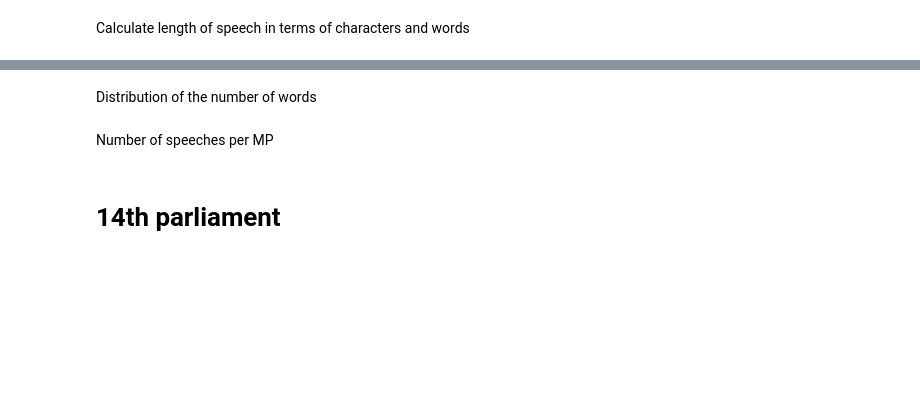
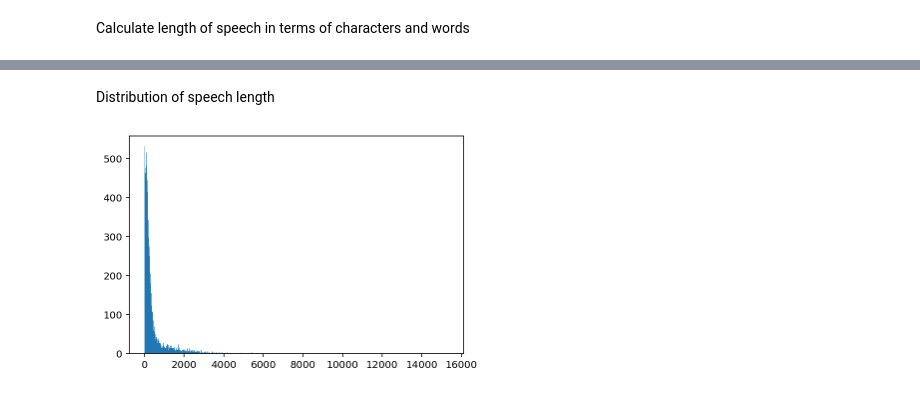
Before and after one commit to ktkhuong/political_framing_sg, a Jupyter notebook: src/data-cleaning/parliament.ipynb, the cells around one changed output, grey strips where cells are left out. Drawn from its saved outputs; the diff is of its cells as text; code cells hidden in the pictures; blank space fills up the shorter version.

```diff
--- a/src/data-cleaning/parliament.ipynb
+++ b/src/data-cleaning/parliament.ipynb
@@ -258,3 +162,0 @@ then convert it to categorical data
-# %%
-df["name"] = df["name"].astype("category")
-df.shape
@@ -261,3 +172,5 @@ df.shape
+# %%
+df['speech'] = df['speech'].map(lambda text: re.sub(r"^: ", "", text))
 # %% [markdown]
 ### Merge similar sections
 # %% [markdown]
@@ -289,0 +220,2 @@ df.head()
+# %%
+df['length'] = df['speech'].str.split().map(lambda x: len(x))
@@ -293,6 +229,5 @@ df.head()
 Calculate length of speech in terms of characters and words
 # %%
 stat_df = df.copy()
-stat_df['speech_length_characters'] = stat_df['speech'].str.len()
-stat_df['speech_length_words'] = stat_df['speech'].str.split().map(lambda x: len(x))
+stat_df['length'] = stat_df['speech'].str.split().map(lambda x: len(x))
 stat_df.head()
@@ -307,10 +255,8 @@ plt.show()
 # %% [markdown]
-Distribution of the number of words
+Distribution of speech length
 # %%
-bins = np.arange(0,stat_df['speech_length_words'].max(),10)
-plt.hist(stat_df['speech_length_words'], bins=bins, density=True)
-plt.xscale('log')
-plt.yscale('log')
+bins = np.arange(0, stat_df['length'].max(), 10)
+plt.hist(stat_df['length'], bins=bins)
 plt.show()
+# %% [output]
+[figure, added]
-# %% [markdown]
-Number of speeches per MP
@@ -333,2 +262,0 @@ plt.show()
-# %% [markdown]
-# 14th parliament
```
Also changed, not shown: parts of 51 cells of this notebook, 5 other files.
